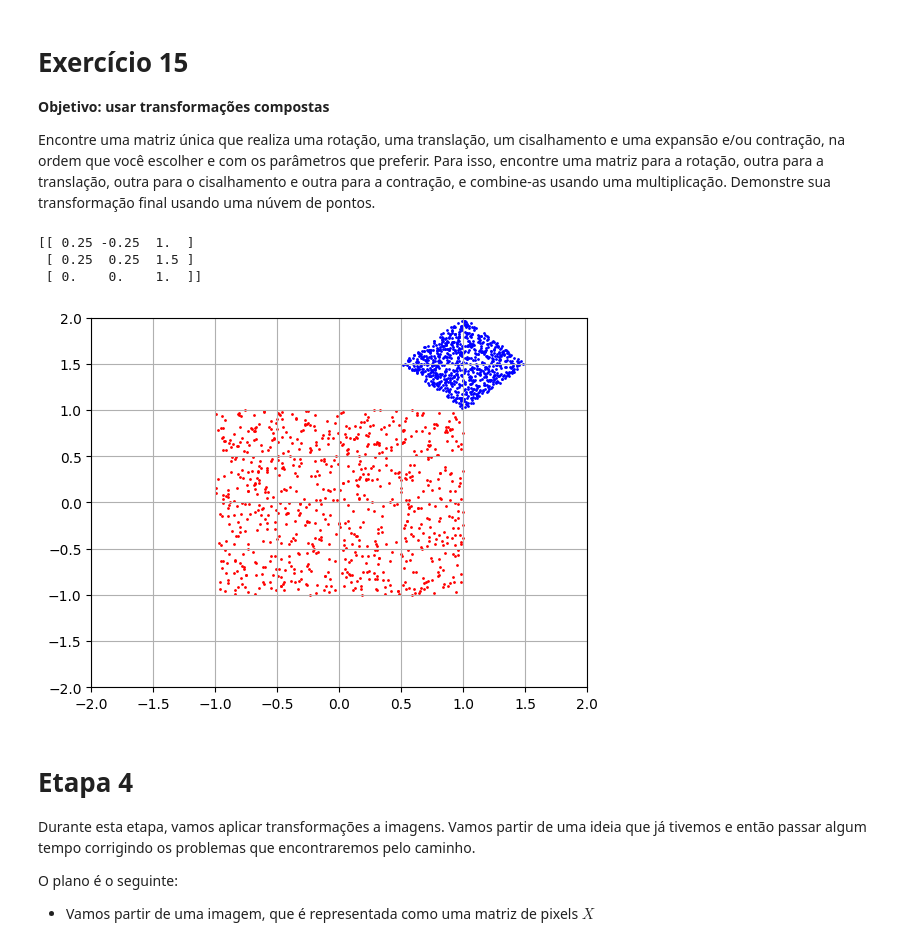
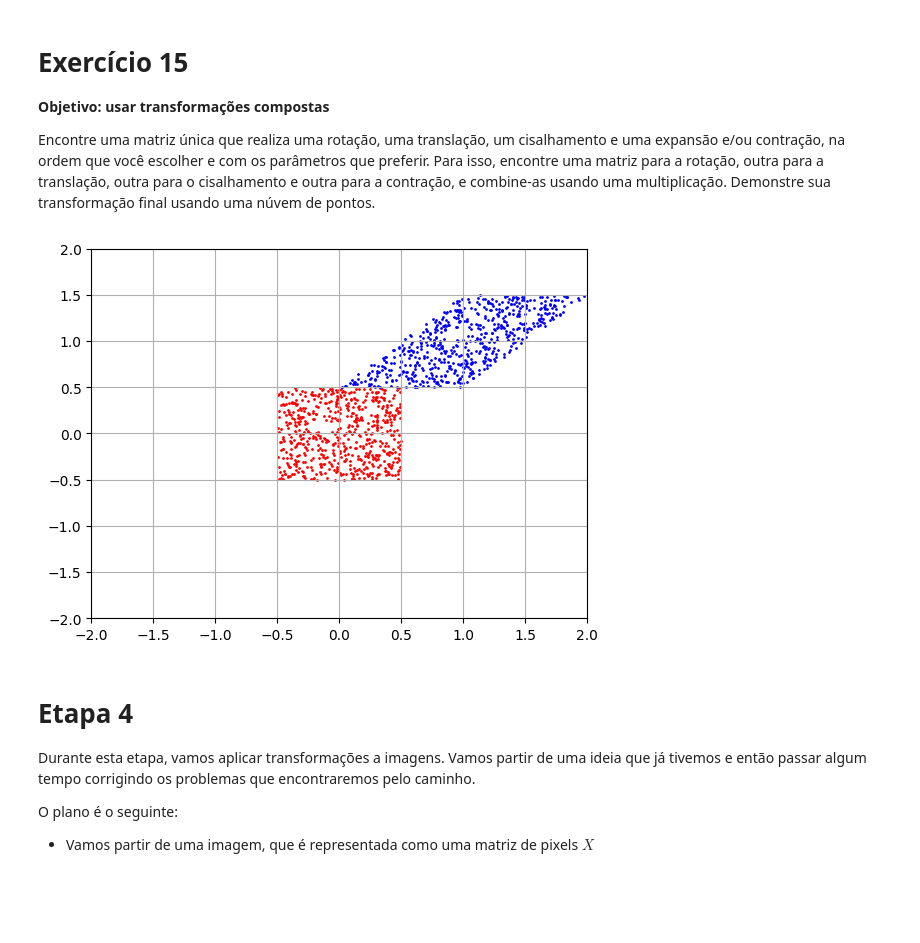
Before and after one commit to laupontiroli/AlgLin24-1, a Jupyter notebook: Aula3/03-geometria_analitica.ipynb, the cells around one changed output. Saved outputs shown, nothing was run; the diff lists cells and outputs as text; code cells hidden in the pictures; blank space fills up the shorter version.

```diff
--- a/Aula3/03-geometria_analitica.ipynb
+++ b/Aula3/03-geometria_analitica.ipynb
@@ -641,32 +641,29 @@ plt.show()
 
 Encontre uma matriz única que realiza uma rotação, uma translação, um cisalhamento e uma expansão e/ou contração, na ordem que você escolher e com os parâmetros que preferir. Para isso, encontre uma matriz para a rotação, outra para a translação, outra para o cisalhamento e outra para a contração, e combine-as usando uma multiplicação. Demonstre sua transformação final usando uma núvem de pontos.
 # %%
-x = np.vstack( (np.random.uniform(-1, 1, size=(2, 800)), np.ones( (1,800) )))
-A = np.array( [[0.5, 0, 0], [0, 0.5, 0], [0, 0, 1]])
-B = np.array( [[0.5,-0.5, 0], [0.5,0.5,0], [0, 0, 1]])
-C =  np.array( [[1, 0, 1], [0, 1, 1.5], [0, 0, 1]])
+x = np.vstack( (np.random.uniform(-0.5, 0.5, size=(2, 600)), np.ones( (1,600) )))
+# A = np.array( [[1, 0, 0], [0, 1.5, 0], [0, 0, 1]])
+B = np.array( [[1,1, 0], [0,1,0], [0, 0, 1]])
+C =  np.array( [[1, 0, 1], [0, 1, 1], [0, 0, 1]])
+
 
 # Altere daqui para baixo
 # -----------------
-D =  C @ B @ A
-y =  D @ x
+y = C @ B @ x
 
 # -----------------
 # Altere daqui para cima
-print(D)
+# print(D)
 
 plt.figure()
 plt.scatter(x[0,:], x[1,:], s=1, c='r')
 plt.scatter(y[0,:], y[1,:], s=1, c='b')
 plt.xlim([-2, 2])
 plt.ylim([-2, 2])
 plt.grid()
 plt.show()
 # %% [output]
-[[ 0.25 -0.25  1.  ]
- [ 0.25  0.25  1.5 ]
- [ 0.    0.    1.  ]]
-[figure, old version]
+[figure, new version]
 # %% [markdown]
 # Etapa 4
 
```
Also changed, not shown: parts of 9 cells of this notebook, 2 other files.
